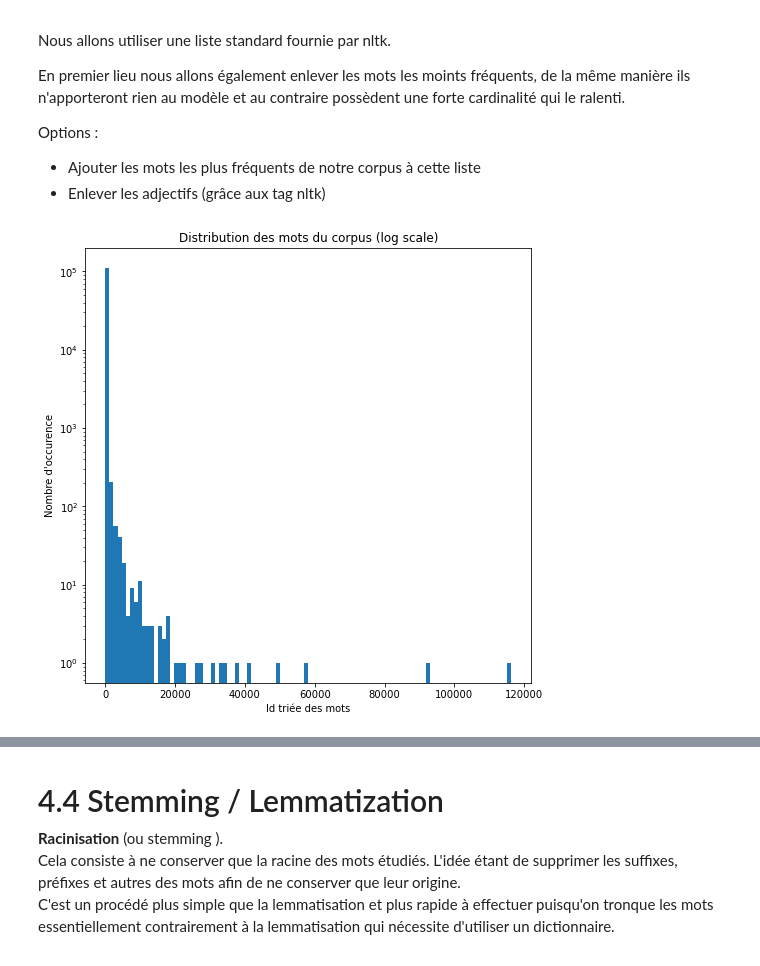
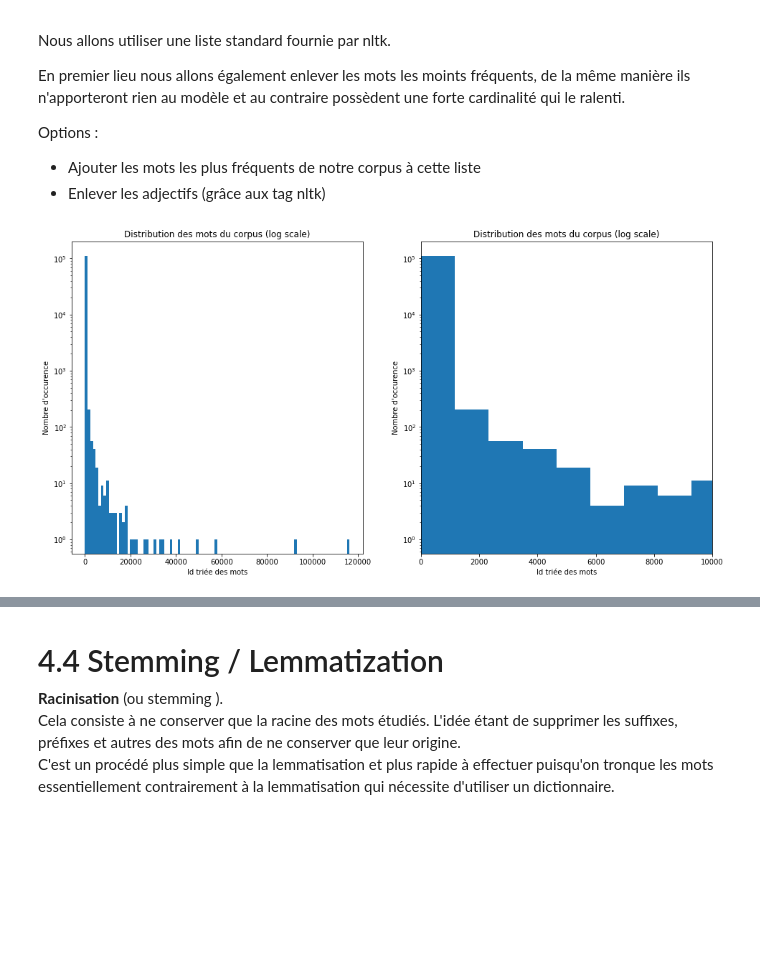
Before and after one commit to abugeia/P5_OCR_categorize_questions, a Jupyter notebook: P5_01_notebookexploration.ipynb, the cells around one changed output, grey strips where cells are left out. Saved outputs shown, nothing was run; the diff lists cells and outputs as text; code cells hidden in the pictures; blank space fills up the shorter version.

```diff
--- a/P5_01_notebookexploration.ipynb
+++ b/P5_01_notebookexploration.ipynb
@@ -444,19 +444,30 @@ corpus_1D = to_1D(data['Title_tok'] + data['Body_tok'])
 vc_corpus = corpus_1D.value_counts()
 vc = vc_corpus.to_frame()
 # %%
-plt.figure(figsize=(8, 8))
+plt.figure(figsize=(16, 8))
+
+plt.subplot(1, 2, 1)
 
 plt.hist(vc, bins=100)
 plt.yscale('log')
 plt.title("Distribution des mots du corpus (log scale)")
-# plt.xlim(0, 200)
+plt.xlabel("Id triée des mots")
+plt.ylabel("Nombre d'occurence")
+
+
+plt.subplot(1, 2, 2)
+
+plt.hist(vc, bins=100)
+plt.yscale('log')
+plt.title("Distribution des mots du corpus (log scale)")
+plt.xlim(0, 10000)
 plt.xlabel("Id triée des mots")
 plt.ylabel("Nombre d'occurence")
 
 plt.savefig('img/Corpsu distribution.png', bbox_inches='tight')
 
 plt.show();
 # %% [output]
-[figure, old version]
+[figure, new version]
 # %%
 # create a list with the less frequent words
```
Also changed, not shown: parts of 6 cells of this notebook, 7 other files.
